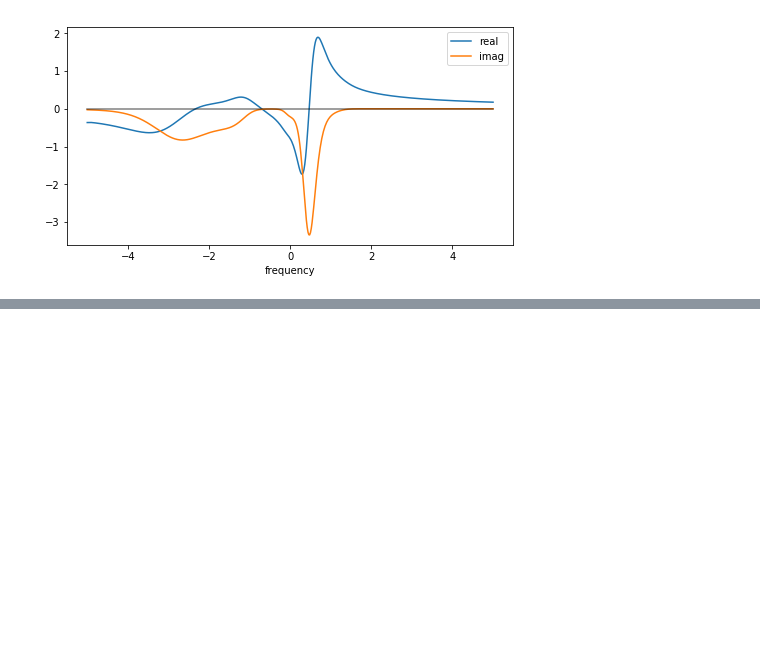
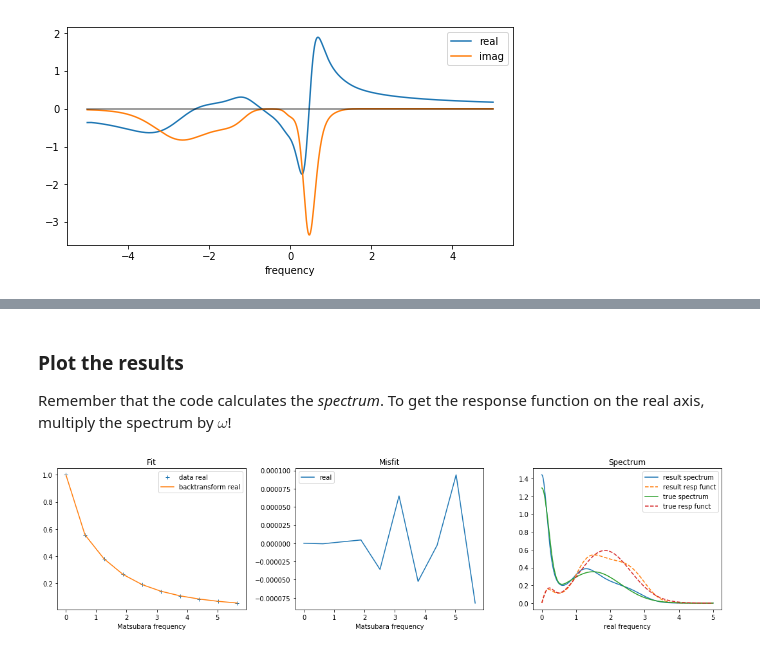
Before and after one commit to josefkaufmann/ana_cont, a Jupyter notebook: doc/continuation_fermionic.ipynb, the cells around one changed output, grey strips where cells are left out. Drawn from its saved outputs; the diff is of its cells as text; code cells hidden in the pictures; blank space fills up the shorter version.

Commit message:
Added bosonic continuation to doc/continuation_fermionic.ipynb

```diff
--- a/doc/continuation_fermionic.ipynb
+++ b/doc/continuation_fermionic.ipynb
@@ -157,0 +212,4 @@ plt.show()
+# %%
+w = np.linspace(0., 5., num=501, endpoint=True)
+probl = cont.AnalyticContinuationProblem(im_axis=iw, re_axis=w,
+                                        im_data=gf_bos, kernel_mode='freq_bosonic')
@@ -157,0 +218,5 @@ plt.show()
+# %%
+err = np.ones_like(iw) * noise_amplitude / norm
+model = np.ones_like(w)
+model /= np.trapz(model, w)
+sol,_ = probl.solve(method='maxent_svd', alpha_determination='classic', stdev=err, model=model)
@@ -157,0 +241,25 @@ plt.show()
+# %% [markdown]
+### Plot the results
+Remember that the code calculates the *spectrum*. To get the response function on the real axis, multiply the spectrum by $\omega$!
+# %%
+fig, ax = plt.subplots(ncols=3, nrows=1, figsize=(15,4))
+ax[0].plot(iw, gf_bos.real, linestyle='None', marker='+', label='data real')
+ax[0].plot(iw, sol.backtransform.real, label='backtransform real')
+ax[0].legend()
+ax[0].set_xlabel('Matsubara frequency')
+ax[0].set_title('Fit')
+ax[1].plot(iw, gf_bos.real-sol.backtransform.real, label='real')
+ax[1].legend()
+ax[1].set_xlabel('Matsubara frequency')
+ax[1].set_title('Misfit')
+ax[2].plot(w, sol.A_opt, label='result spectrum')
+ax[2].plot(w, w*sol.A_opt, label='result resp funct', linestyle='--')
+ax[2].plot(w_real, spec_real, label='true spectrum')
+ax[2].plot(w_real, w_real*spec_real, label='true resp funct', linestyle='--')
+ax[2].legend()
+ax[2].set_xlabel('real frequency')
+ax[2].set_title('Spectrum')
+plt.tight_layout()
+plt.show()
+# %% [output]
+[figure, added]
```
Also changed, not shown: parts of 6 cells of this notebook.
